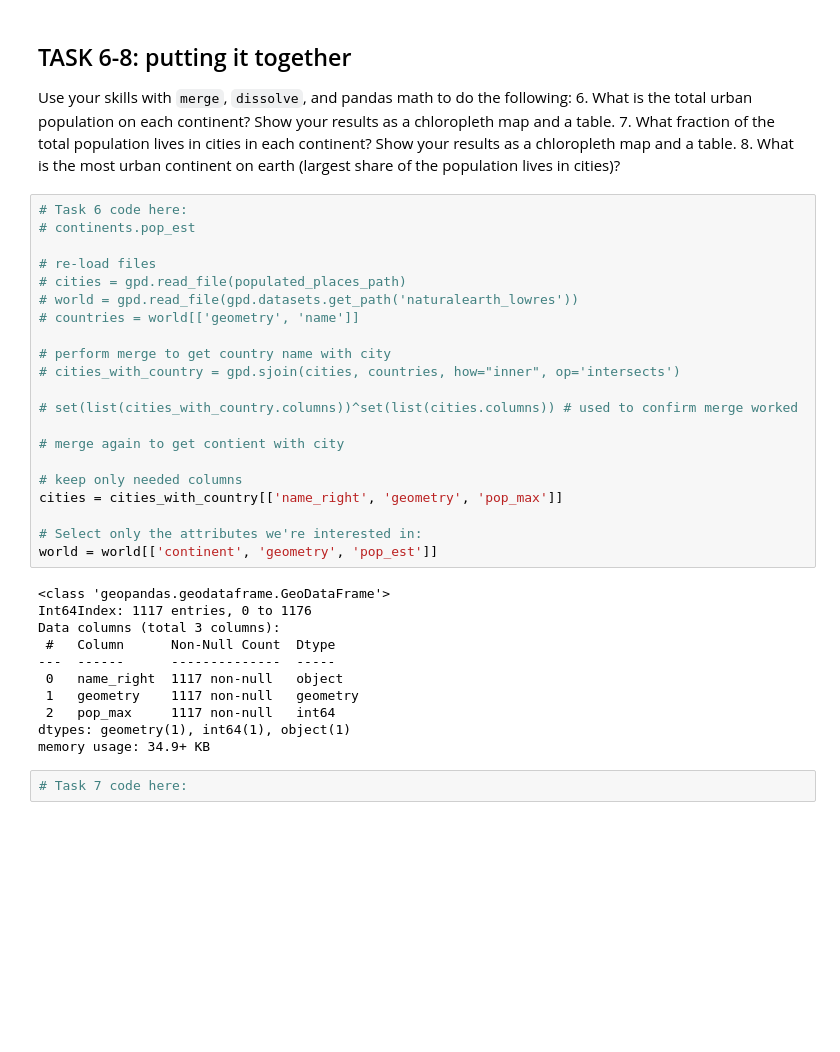
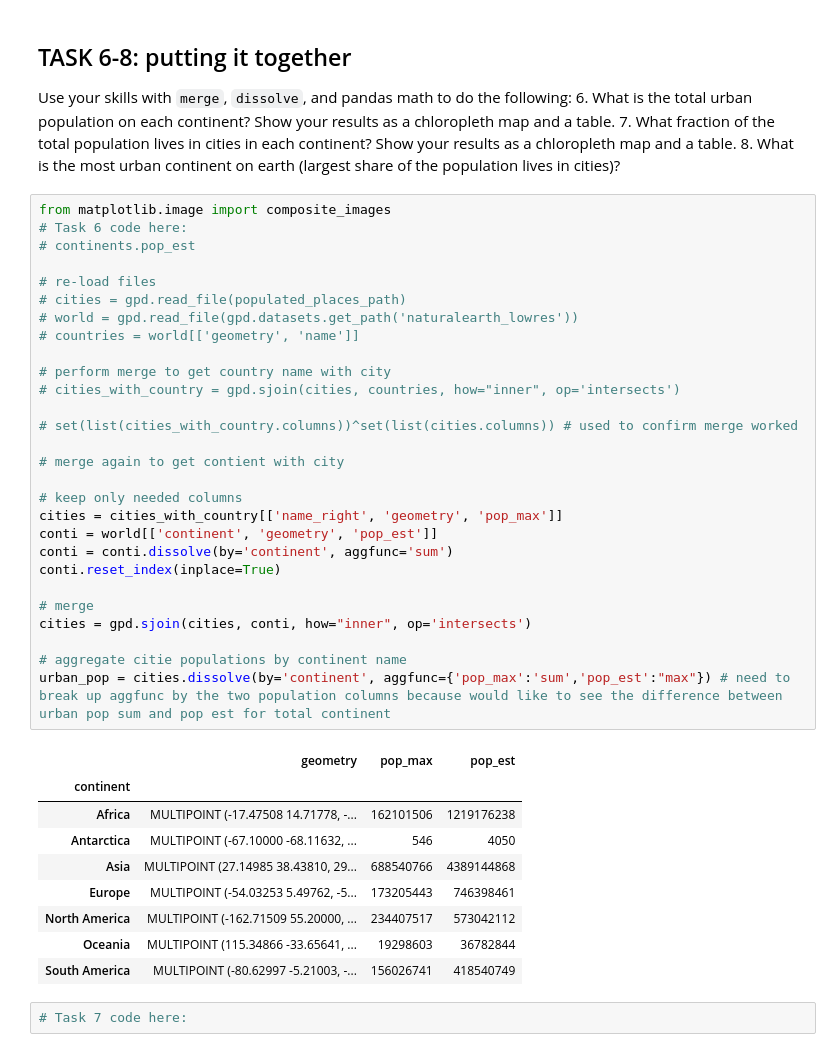
Before and after one commit to raruggie/EnvDatSci22, a Jupyter notebook: CodeSprints/VectorData101.ipynb, the cells around one changed output. Saved outputs shown, nothing was run; the diff lists cells and outputs as text; blank space fills up the shorter version.

```diff
--- a/CodeSprints/VectorData101.ipynb
+++ b/CodeSprints/VectorData101.ipynb
@@ -725,37 +725,43 @@ Use your skills with `merge`, `dissolve`, and pandas math to do the following:
 7. What fraction of the total population lives in cities in each continent? Show your results as a chloropleth map and a table.
 8. What is the most urban continent on earth (largest share of the population lives in cities)?
 # %%
+from matplotlib.image import composite_images
 # Task 6 code here:
 # continents.pop_est
 
 # re-load files
 # cities = gpd.read_file(populated_places_path)
 # world = gpd.read_file(gpd.datasets.get_path('naturalearth_lowres'))
 # countries = world[['geometry', 'name']]
 
 # perform merge to get country name with city
 # cities_with_country = gpd.sjoin(cities, countries, how="inner", op='intersects')
 
 # set(list(cities_with_country.columns))^set(list(cities.columns)) # used to confirm merge worked
 
 # merge again to get contient with city
 
 # keep only needed columns
 cities = cities_with_country[['name_right', 'geometry', 'pop_max']]
+conti = world[['continent', 'geometry', 'pop_est']]
+conti = conti.dissolve(by='continent', aggfunc='sum')
+conti.reset_index(inplace=True)
 
-# Select only the attributes we're interested in:
-world = world[['continent', 'geometry', 'pop_est']]
+# merge
+cities = gpd.sjoin(cities, conti, how="inner", op='intersects')
+
+# aggregate citie populations by continent name
+urban_pop = cities.dissolve(by='continent', aggfunc={'pop_max':'sum','pop_est':"max"}) # need to break up aggfunc by the two population columns because would like to see the difference between urban pop sum and pop est for total continent
 # %% [output]
-<class 'geopandas.geodataframe.GeoDataFrame'>
-Int64Index: 1117 entries, 0 to 1176
-Data columns (total 3 columns):
- #   Column      Non-Null Count  Dtype
----  ------      --------------  -----
- 0   name_right  1117 non-null   object
- 1   geometry    1117 non-null   geometry
- 2   pop_max     1117 non-null   int64
-dtypes: geometry(1), int64(1), object(1)
-memory usage: 34.9+ KB
+|  | geometry | pop_max | pop_est |
+| continent |  |  |  |
+| Africa | MULTIPOINT (-17.47508 14.71778, -... | 162101506 | 1219176238 |
+| Antarctica | MULTIPOINT (-67.10000 -68.11632, ... | 546 | 4050 |
+| Asia | MULTIPOINT (27.14985 38.43810, 29... | 688540766 | 4389144868 |
+| Europe | MULTIPOINT (-54.03253 5.49762, -5... | 173205443 | 746398461 |
+| North America | MULTIPOINT (-162.71509 55.20000, ... | 234407517 | 573042112 |
+| Oceania | MULTIPOINT (115.34866 -33.65641, ... | 19298603 | 36782844 |
+| South America | MULTIPOINT (-80.62997 -5.21003, -... | 156026741 | 418540749 |
 # %%
 # Task 7 code here:
 # %%
```
